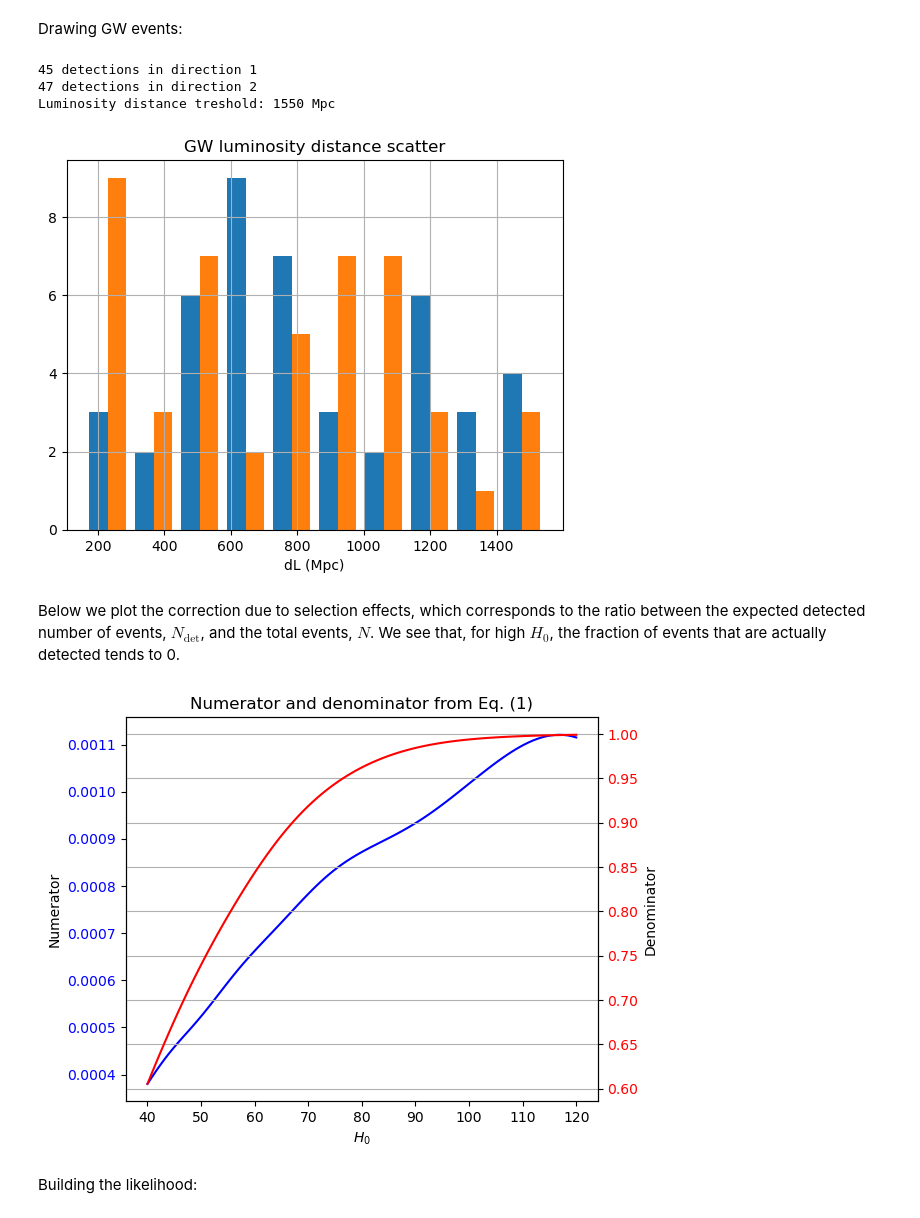
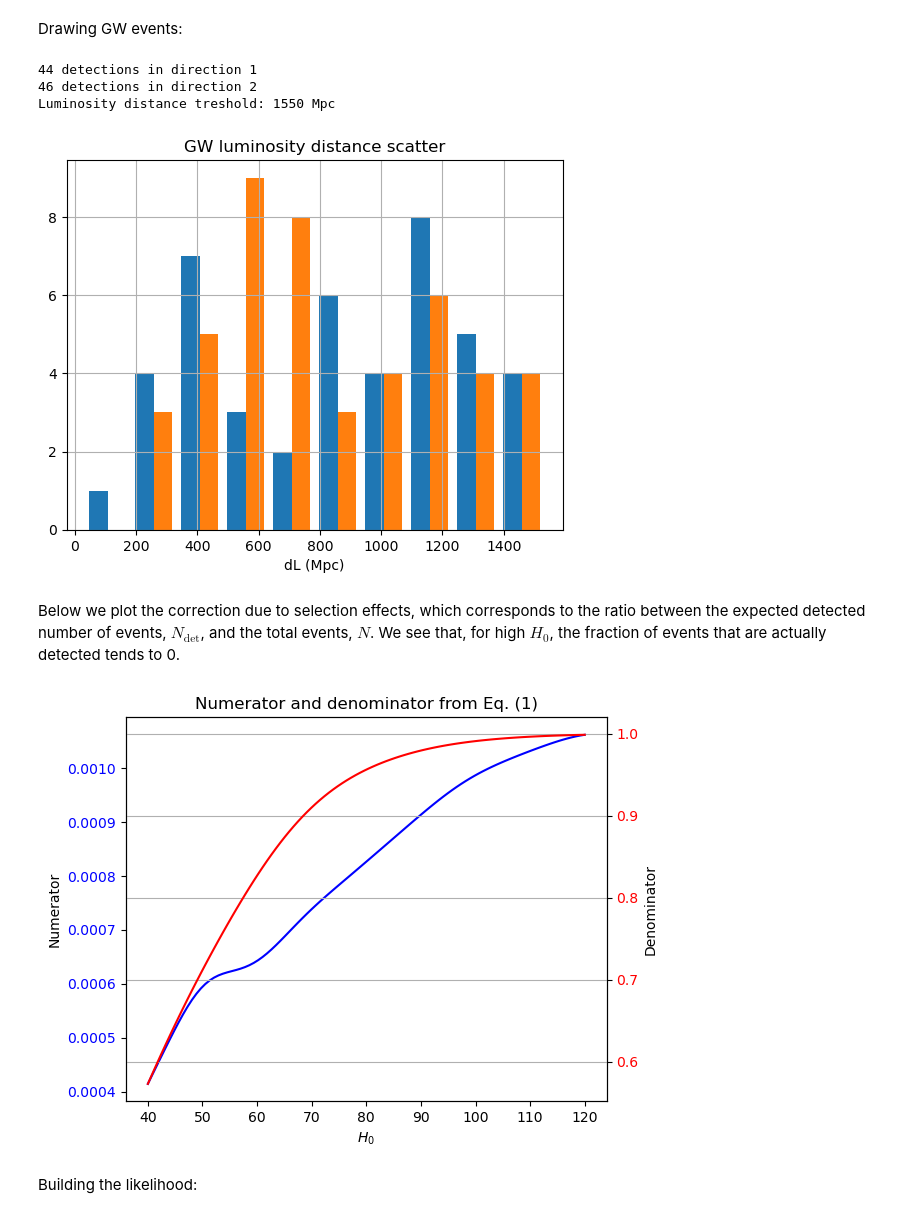
Before and after one commit to binado/standard-sirens, a Jupyter notebook: src/simplified_likelihood.ipynb, the cells around one changed output. Cells and saved outputs as stored; diff of their text form; code cells hidden in the pictures.

```diff
--- a/src/simplified_likelihood.ipynb
+++ b/src/simplified_likelihood.ipynb
@@ -68,22 +68,22 @@ plt.show()
 Drawing GW events:
 # %%
 fiducial_H0 = 70.
-lkh = SimplifiedLikelihood(ignore_z_error=True, fiducial_H0=fiducial_H0)
+lkh = DrawnGWPerfectRedshiftLikelihood(fiducial_H0=fiducial_H0)
 gw_dl_array = [lkh.draw_gw_events(z_gal_i, n_gw_per_dir) for z_gal_i in z_gal]
 for i, gw_dl in enumerate(gw_dl_array):
     print(f"{len(gw_dl)} detections in direction {i + 1}")
 #lkh.dl_th = np.median(gw_dl_array)
 print(f"Luminosity distance treshold: {int(lkh.dl_th)} Mpc")
 plt.hist(gw_dl_array)
 plt.xlabel('dL (Mpc)')
 plt.title('GW luminosity distance scatter')
 plt.grid()
 plt.show()
 # %% [output]
-45 detections in direction 1
-47 detections in direction 2
+44 detections in direction 1
+46 detections in direction 2
 Luminosity distance treshold: 1550 Mpc
-[figure, old version]
+[figure, new version]
 # %% [markdown]
 Below we plot the correction due to selection effects, which corresponds to the ratio between the expected detected number of events, $N_\text{det}$, and the total events, $N$. We see that, for high $H_0$, the fraction of events that are actually detected tends to 0.
 # %%
@@ -103,7 +103,7 @@ fig.tight_layout()
 plt.grid()
 plt.show()
 # %% [output]
-[figure, old version]
+[figure, new version]
 # %% [markdown]
 Building the likelihood:
 # %%
```
Also changed, not shown: parts of 3 cells of this notebook.
